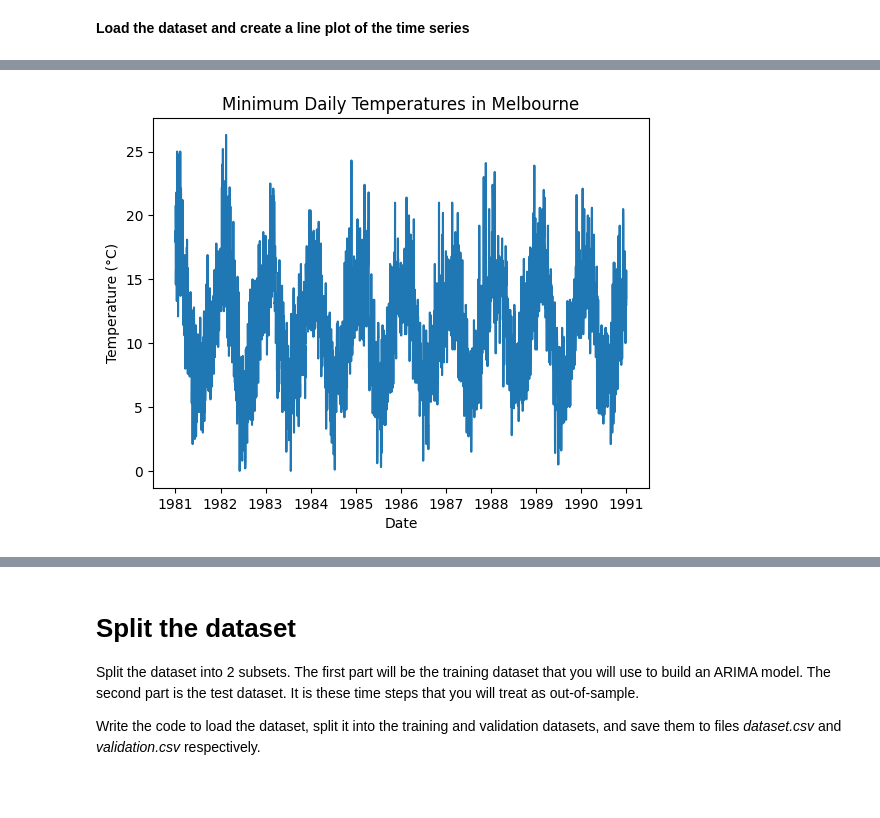
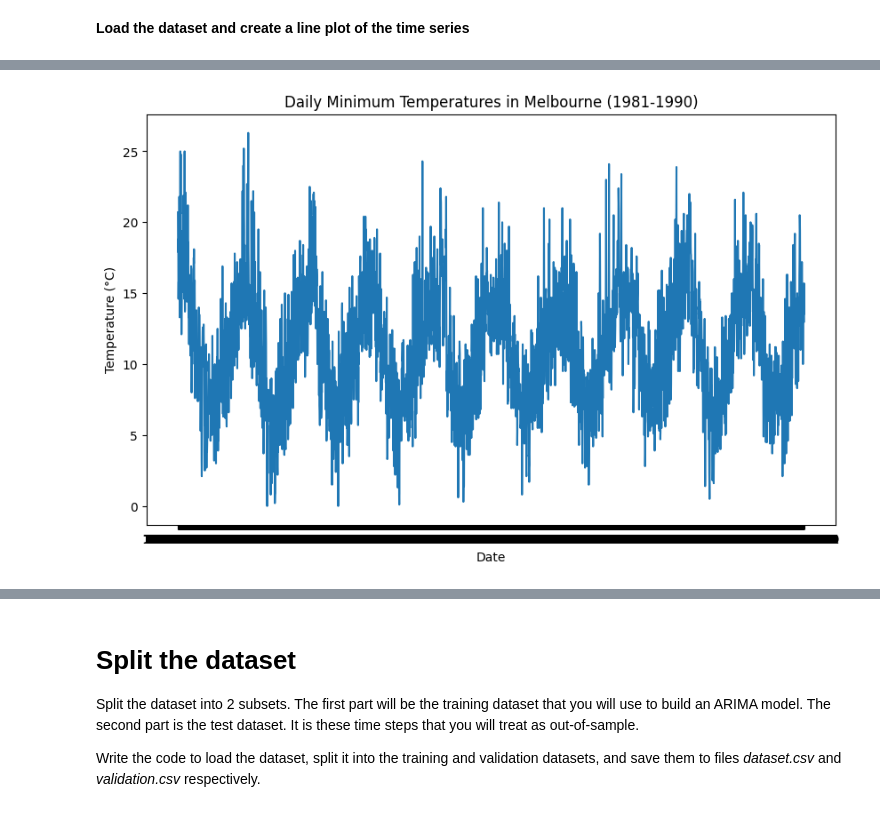
Before and after one commit to bms-awadi/IaPM_WcS, a Jupyter notebook: Quetes/week7/Intro_ARIMA.ipynb, the cells around one changed output, grey strips where cells are left out. Cells and saved outputs as stored; diff of their text form; code cells hidden in the pictures.

```diff
--- a/Quetes/week7/Intro_ARIMA.ipynb
+++ b/Quetes/week7/Intro_ARIMA.ipynb
@@ -13,18 +13,15 @@ Download the dataset here:  https://raw.githubusercontent.com/jbrownlee/Datasets
 # %%
 import pandas as pd
 import matplotlib.pyplot as plt
+from statsmodels.tsa.stattools import adfuller
+from statsmodels.graphics.tsaplots import plot_acf, plot_pacf
 from statsmodels.tsa.arima.model import ARIMA
+from sklearn.metrics import mean_squared_error
 import warnings
-
+warnings.filterwarnings("ignore")
 # Supprimer les avertissements spécifiques
 warnings.filterwarnings("ignore", category=UserWarning, module="statsmodels")
+
+# Load the dataset
+url = 'https://raw.githubusercontent.com/jbrownlee/Datasets/master/daily-min-temperatures.csv'
+data = pd.read_csv(url, header=0, index_col=0)
-# %%
-# Charger le dataset
-url = 'https://raw.githubusercontent.com/jbrownlee/Datasets/master/daily-min-temperatures.csv'
-data = pd.read_csv(url, parse_dates=['Date'], index_col='Date')
-print(data.head())
-
-print(f"\n La taille de la base de données est de {len(data)} \n")
-
-# Vide
-data.isnull().sum()
@@ -43,9 +28,10 @@ dtype: int64
 # %%
-# Créer un graphique en ligne
+# Plot the time series
+plt.figure(figsize=(10, 6))
 plt.plot(data)
-plt.title('Minimum Daily Temperatures in Melbourne')
-plt.xlabel('Date')
-plt.ylabel('Temperature (°C)')
+plt.title("Daily Minimum Temperatures in Melbourne (1981-1990)")
+plt.xlabel("Date")
+plt.ylabel("Temperature (°C)")
 plt.show()
 # %% [output]
-[figure, old version]
+[figure, new version]
```
Also changed, not shown: parts of 15 cells of this notebook.
